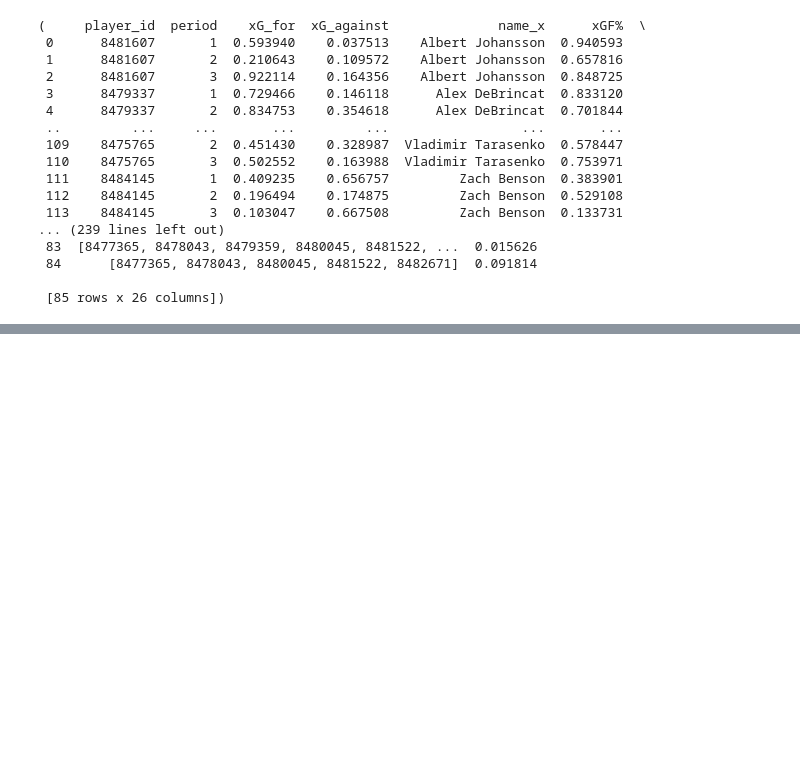
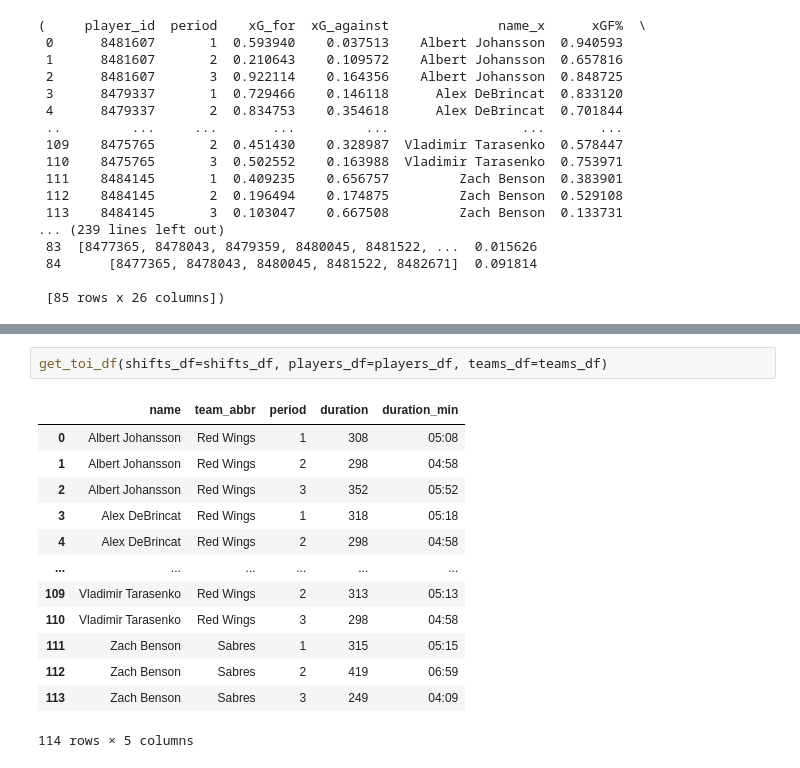
Before and after one commit to nolantphillips/nhl_game_reports, a Jupyter notebook: notebooks/03_save_clean_dfs.ipynb, the cells around one changed output, grey strips where cells are left out. Cells and saved outputs as stored; diff of their text form; blank space fills up the shorter version.

```diff
--- a/notebooks/03_save_clean_dfs.ipynb
+++ b/notebooks/03_save_clean_dfs.ipynb
@@ -545,0 +661,16 @@ Saved shot_location_info.csv!
+# %%
+get_toi_df(shifts_df=shifts_df, players_df=players_df, teams_df=teams_df)
+# %% [output]
+|  | name | team_abbr | period | duration | duration_min |
+| 0 | Albert Johansson | Red Wings | 1 | 308 | 05:08 |
+| 1 | Albert Johansson | Red Wings | 2 | 298 | 04:58 |
+| 2 | Albert Johansson | Red Wings | 3 | 352 | 05:52 |
+| 3 | Alex DeBrincat | Red Wings | 1 | 318 | 05:18 |
+| 4 | Alex DeBrincat | Red Wings | 2 | 298 | 04:58 |
+| ... | ... | ... | ... | ... | ... |
+| 109 | Vladimir Tarasenko | Red Wings | 2 | 313 | 05:13 |
+| 110 | Vladimir Tarasenko | Red Wings | 3 | 298 | 04:58 |
+| 111 | Zach Benson | Sabres | 1 | 315 | 05:15 |
+| 112 | Zach Benson | Sabres | 2 | 419 | 06:59 |
+| 113 | Zach Benson | Sabres | 3 | 249 | 04:09 |
+114 rows × 5 columns
```
Also changed, not shown: parts of 15 cells of this notebook, 2 other files.
